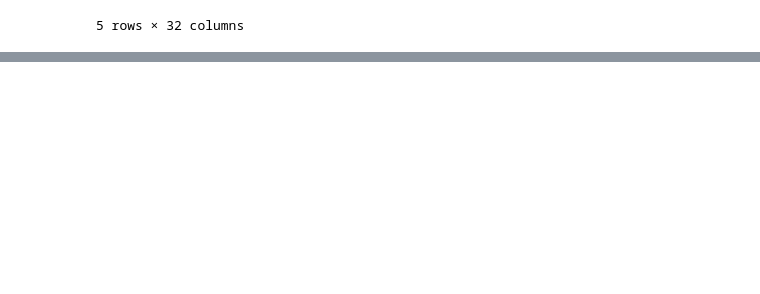
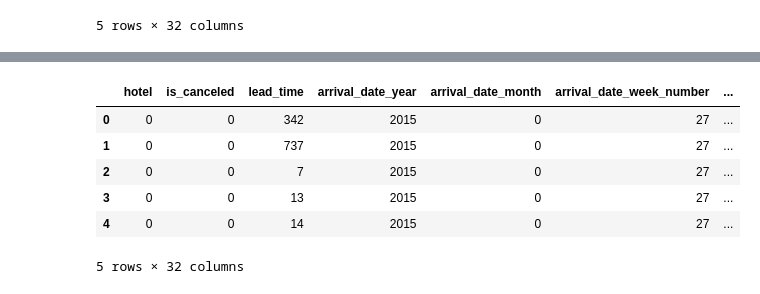
Before and after one commit to iskandarmrp/Tugas-Besar-2-IF5150, a Jupyter notebook: Tugas Besar 2 IF5150.ipynb, the cells around one changed output, grey strips where cells are left out. Drawn from its saved outputs; the diff is of its cells as text; code cells hidden in the pictures; blank space fills up the shorter version.

```diff
--- a/Tugas Besar 2 IF5150.ipynb
+++ b/Tugas Besar 2 IF5150.ipynb
@@ -36,0 +163,4 @@ dtype: int64
+# %%
+# Drop null
+
+df = df.dropna()
@@ -36,0 +176,14 @@ dtype: int64
+# %%
+# Membuat countries yang banyak menjadi 10 saja dan sisanya others
+
+n_countries = 10
+most_freq_countries = df['country'].value_counts()[:n_countries].index
+df['country'].value_counts()[:n_countries]
+
+df['country'] = df['country'].apply(lambda x: x if x in most_freq_countries else 'Others')
+# %%
+# Membuat company yang banyak menjadi 10 saja dan sisanya others
+
+n_agents = 10
+most_freq_agent = df['agent'].value_counts()[:n_agents].index
+df['agent'] = df['agent'].apply(lambda x: x if x in most_freq_agent else 'Others')
@@ -36,0 +199,21 @@ dtype: int64
+# %%
+# Fungsi untuk mengubah kategori menjadi numerik
+def categorical_to_numeric(df):
+    for column in df.select_dtypes(include=['object']).columns:
+        # Mengambil kategori unik dari kolom
+        unique_categories = df[column].unique()
+
+        # Membuat dictionary mapping kategori ke angka
+        category_map = {category: idx for idx, category in enumerate(unique_categories)}
+
+        # Mengubah kolom berdasarkan mapping
+        df[column] = df[column].map(category_map)
+
+    return df
+
+# Mengubah semua kolom kategorikal menjadi numerik
+df = categorical_to_numeric(df)
+
+# Menampilkan DataFrame setelah kategori diubah menjadi numerik
+print("\nDataframe setelah kategorikal menjadi numerik:")
+print(df)
@@ -36,0 +238,10 @@ dtype: int64
+# %%
+df.head()
+# %% [output]
+|  | hotel | is_canceled | lead_time | arrival_date_year | arrival_date_month | arrival_date_week_number | ... |
+| 0 | 0 | 0 | 342 | 2015 | 0 | 27 | ... |
+| 1 | 0 | 0 | 737 | 2015 | 0 | 27 | ... |
+| 2 | 0 | 0 | 7 | 2015 | 0 | 27 | ... |
+| 3 | 0 | 0 | 13 | 2015 | 0 | 27 | ... |
+| 4 | 0 | 0 | 14 | 2015 | 0 | 27 | ... |
+5 rows × 32 columns
```
Also changed, not shown: parts of 20 cells of this notebook.
